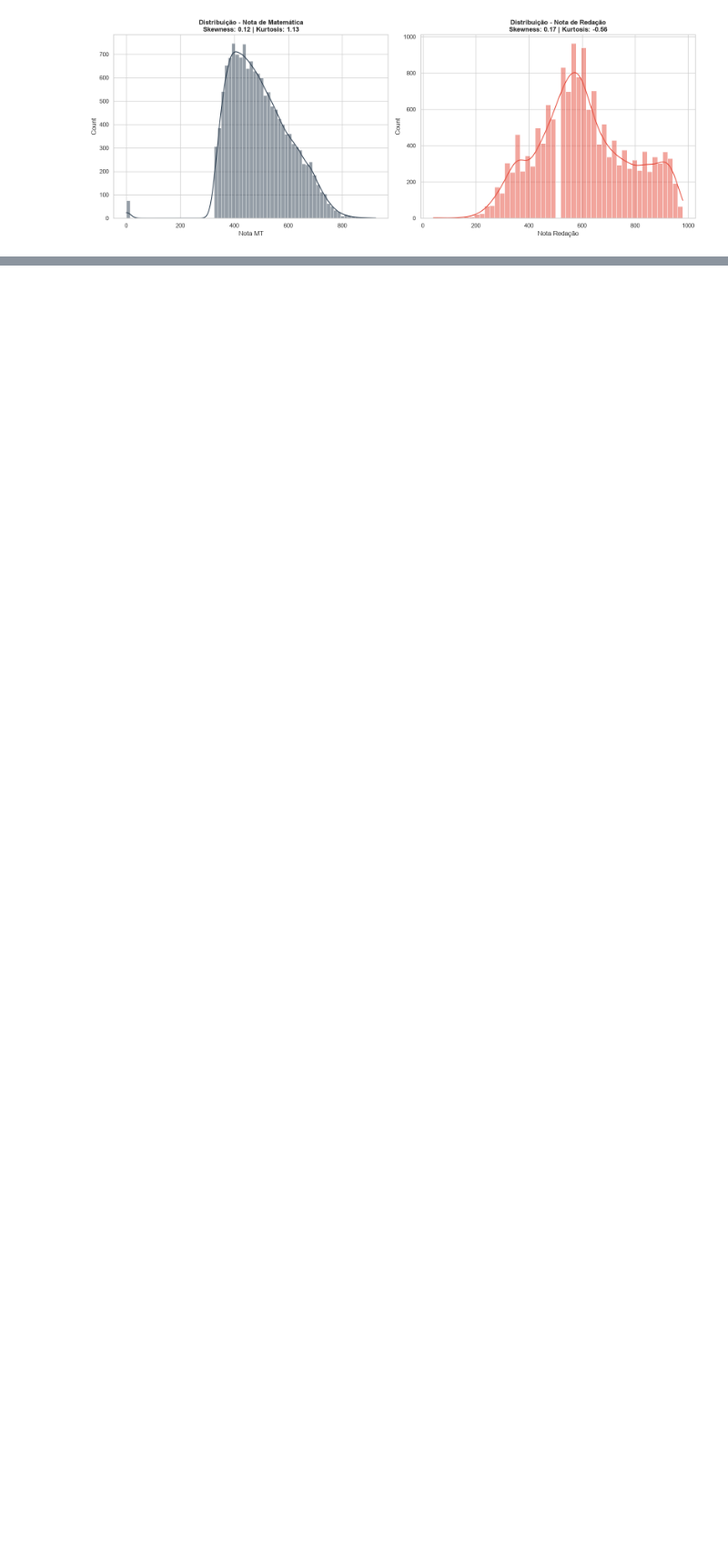
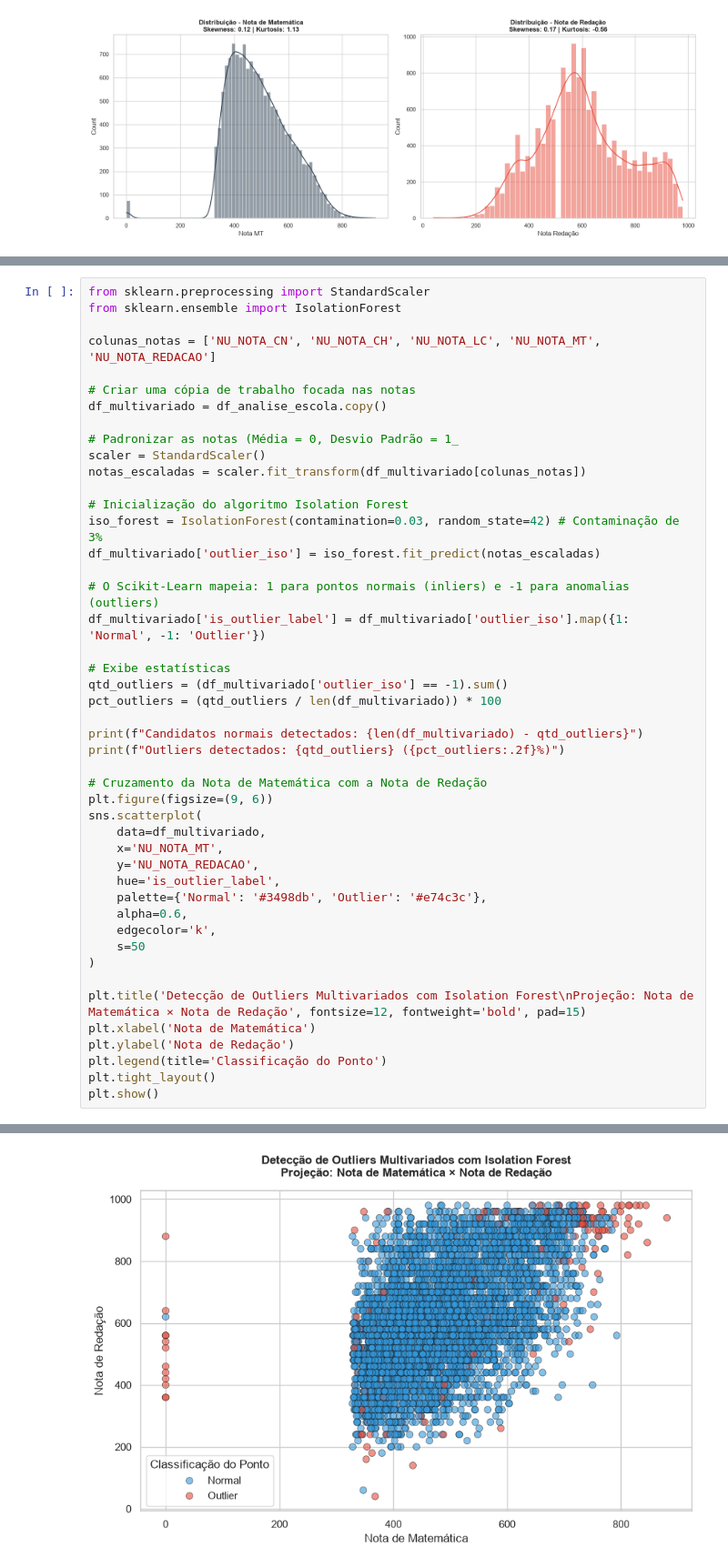
Before and after one commit to mvs105/TESI1-2026.1, a Jupyter notebook: pre_processamento_acre.ipynb, the cells around one changed output, grey strips where cells are left out. Shown at 91% size. Cells and saved outputs as stored; diff of their text form; blank space fills up the shorter version.

```diff
--- a/pre_processamento_acre.ipynb
+++ b/pre_processamento_acre.ipynb
@@ -438,0 +506,47 @@ plt.show()
+# %%
+from sklearn.preprocessing import StandardScaler
+from sklearn.ensemble import IsolationForest
+
+colunas_notas = ['NU_NOTA_CN', 'NU_NOTA_CH', 'NU_NOTA_LC', 'NU_NOTA_MT', 'NU_NOTA_REDACAO']
+
+# Criar uma cópia de trabalho focada nas notas
+df_multivariado = df_analise_escola.copy()
+
+# Padronizar as notas (Média = 0, Desvio Padrão = 1_
+scaler = StandardScaler()
+notas_escaladas = scaler.fit_transform(df_multivariado[colunas_notas])
+
+# Inicialização do algoritmo Isolation Forest
+iso_forest = IsolationForest(contamination=0.03, random_state=42) # Contaminação de 3%
+df_multivariado['outlier_iso'] = iso_forest.fit_predict(notas_escaladas)
+
+# O Scikit-Learn mapeia: 1 para pontos normais (inliers) e -1 para anomalias (outliers)
+df_multivariado['is_outlier_label'] = df_multivariado['outlier_iso'].map({1: 'Normal', -1: 'Outlier'})
+
+# Exibe estatísticas
+qtd_outliers = (df_multivariado['outlier_iso'] == -1).sum()
+pct_outliers = (qtd_outliers / len(df_multivariado)) * 100
+
+print(f"Candidatos normais detectados: {len(df_multivariado) - qtd_outliers}")
+print(f"Outliers detectados: {qtd_outliers} ({pct_outliers:.2f}%)")
+
+# Cruzamento da Nota de Matemática com a Nota de Redação
+plt.figure(figsize=(9, 6))
+sns.scatterplot(
+    data=df_multivariado,
+    x='NU_NOTA_MT',
+    y='NU_NOTA_REDACAO',
+    hue='is_outlier_label',
+    palette={'Normal': '#3498db', 'Outlier': '#e74c3c'},
+    alpha=0.6,
+    edgecolor='k',
+    s=50
+)
+
+plt.title('Detecção de Outliers Multivariados com Isolation Forest\nProjeção: Nota de Matemática × Nota de Redação', fontsize=12, fontweight='bold', pad=15)
+plt.xlabel('Nota de Matemática')
+plt.ylabel('Nota de Redação')
+plt.legend(title='Classificação do Ponto')
+plt.tight_layout()
+plt.show()
+# %% [output]
@@ -438,0 +555 @@ plt.show()
+[figure, added]
```
Also changed, not shown: parts of 24 cells of this notebook.
